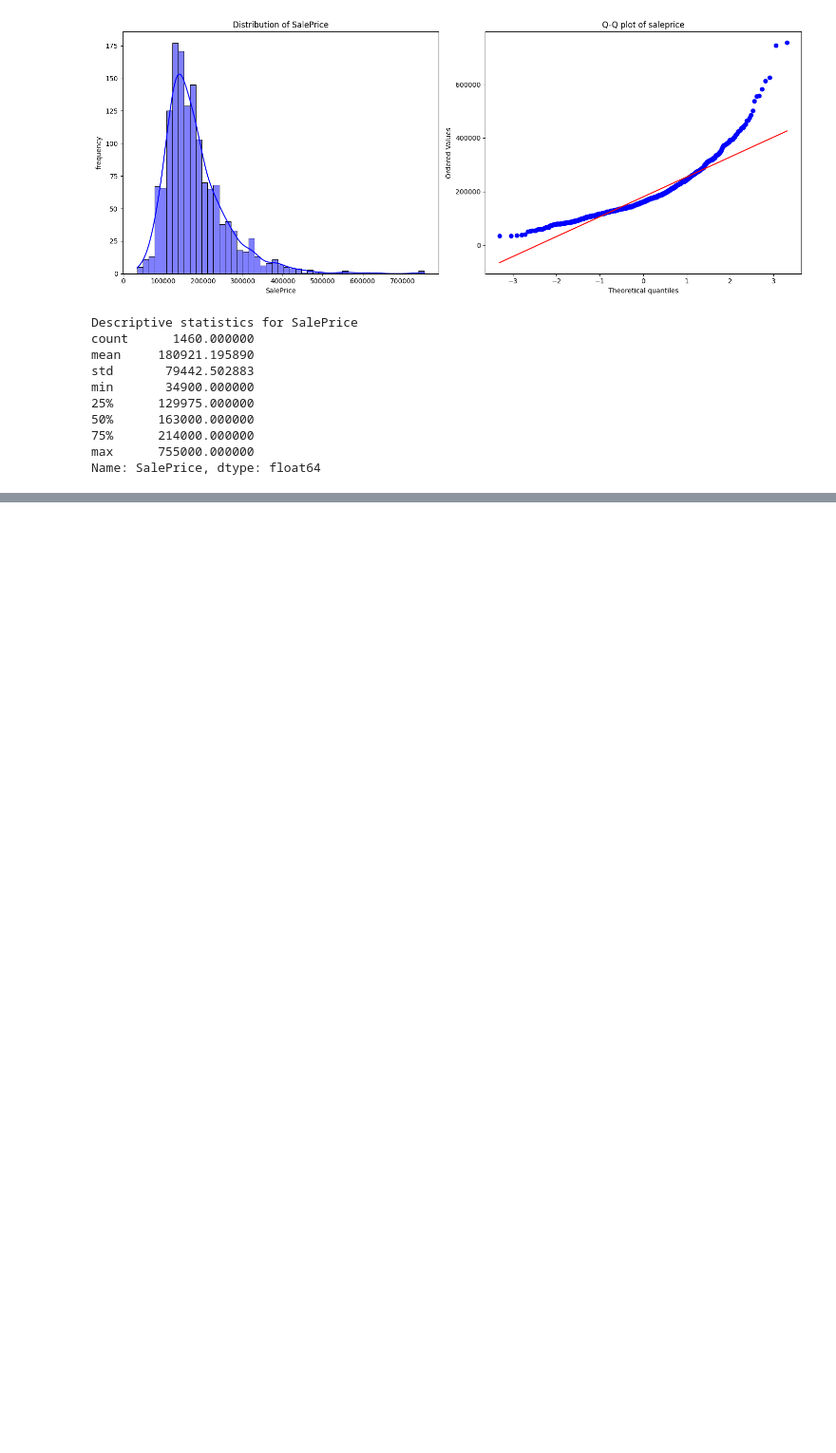
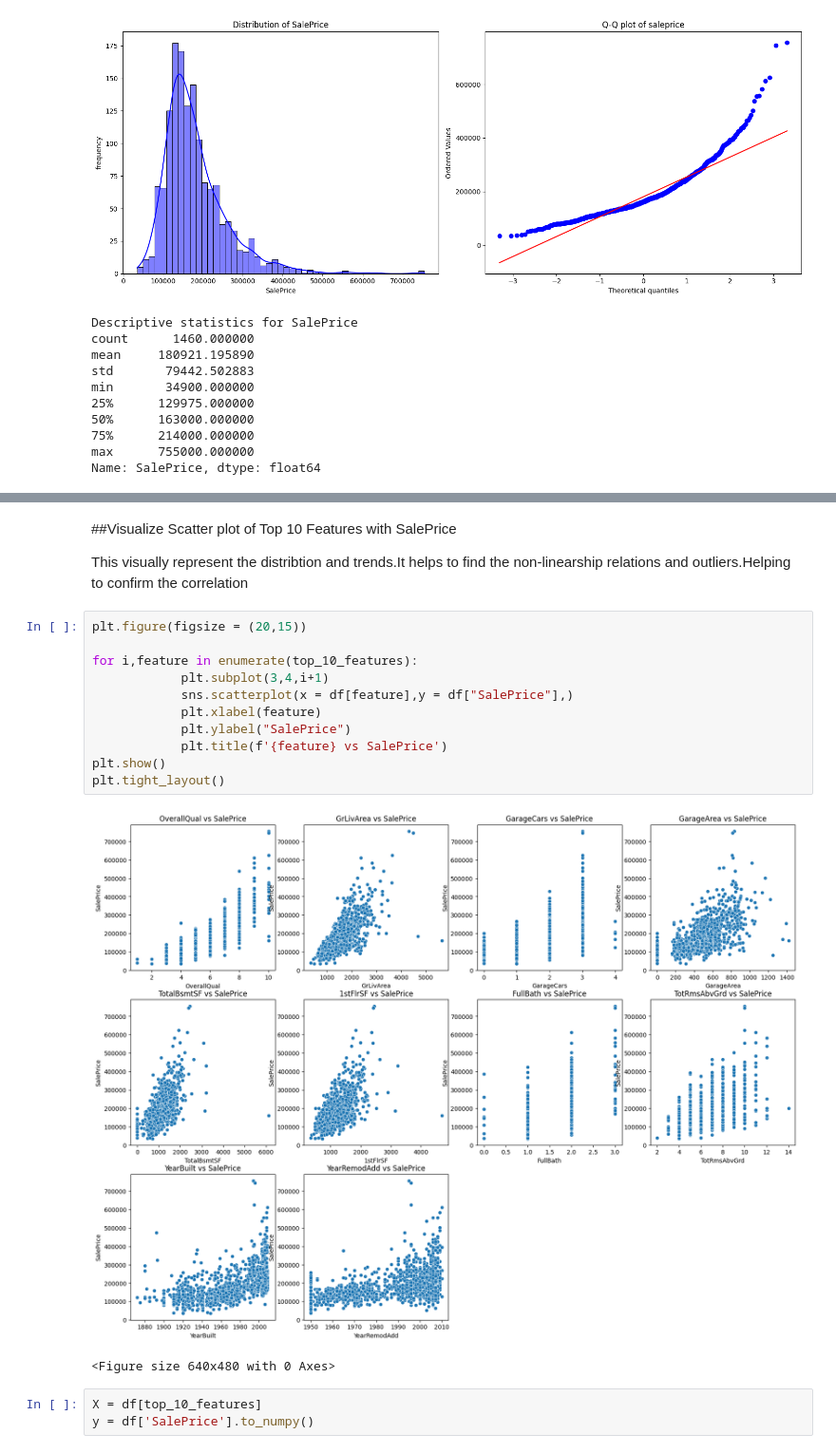
Before and after one commit to shaiksuhail-824/house-price-predition-linear-ridge-lasso, a Jupyter notebook: House_Price_Prediction_Linear_Ridge_Lasso.ipynb, the cells around one changed output, grey strips where cells are left out. Shown at 95% size. Drawn from its saved outputs; the diff is of its cells as text; blank space fills up the shorter version.

```diff
--- a/House_Price_Prediction_Linear_Ridge_Lasso.ipynb
+++ b/House_Price_Prediction_Linear_Ridge_Lasso.ipynb
@@ -136,0 +192,22 @@ Text(0, 0.5, 'GrLivArea')
+# %% [markdown]
+##Visualize Scatter plot of Top 10 Features with SalePrice
+
+
+This visually represent the distribtion and trends.It helps to find the non-linearship relations and outliers.Helping to confirm the correlation
+# %%
+plt.figure(figsize = (20,15))
+
+for i,feature in enumerate(top_10_features):
+            plt.subplot(3,4,i+1)
+            sns.scatterplot(x = df[feature],y = df["SalePrice"],)
+            plt.xlabel(feature)
+            plt.ylabel("SalePrice")
+            plt.title(f'{feature} vs SalePrice')
+plt.show()
+plt.tight_layout()
+# %% [output]
+[figure, added]
+<Figure size 640x480 with 0 Axes>
+# %%
+X = df[top_10_features]
+y = df['SalePrice'].to_numpy()
```
Also changed, not shown: parts of 10 cells of this notebook.
